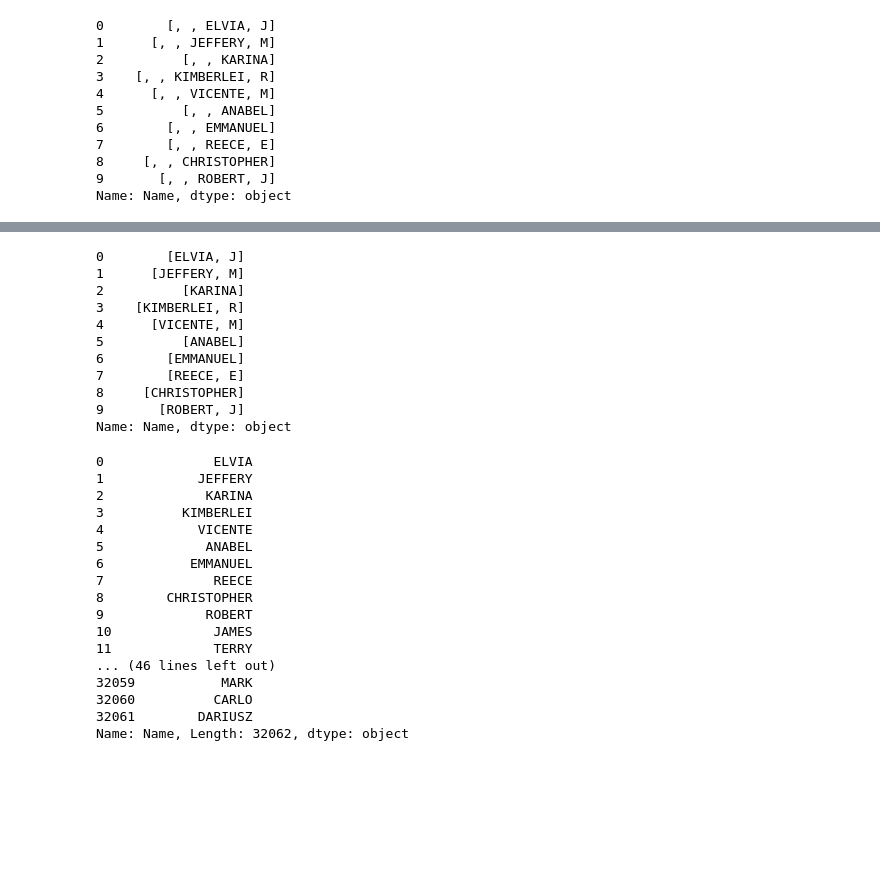
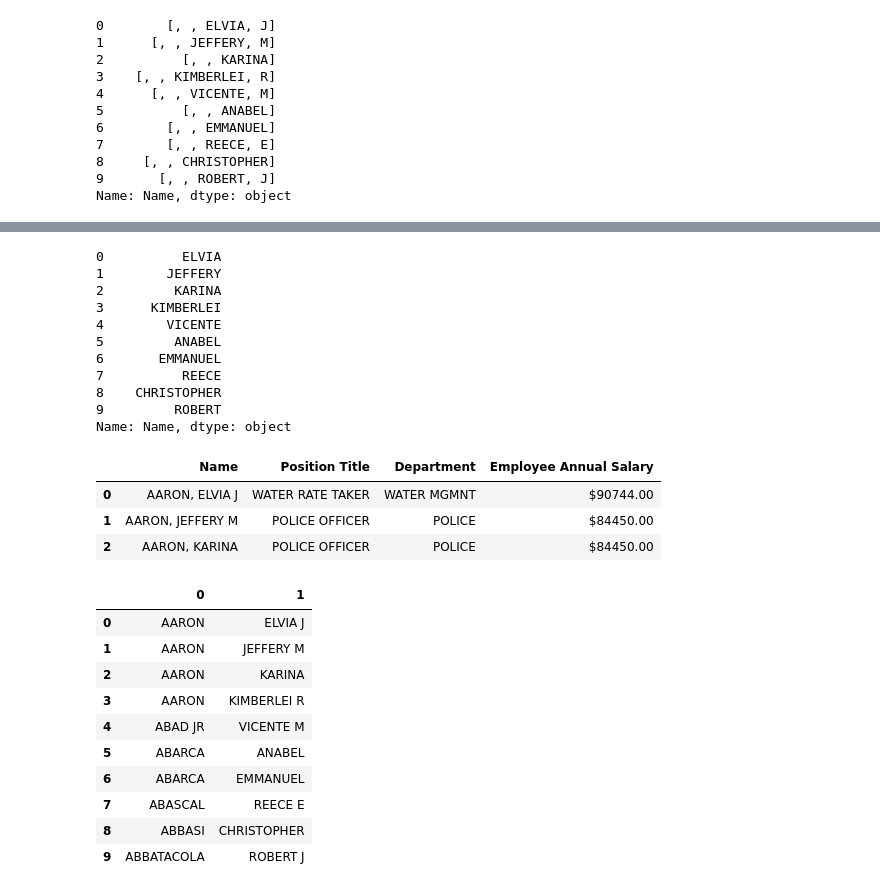
Before and after one commit to YoheiKo/DA_with_pandas_udemy, a Jupyter notebook: TextData.ipynb, the cells around one changed output, grey strips where cells are left out. Saved outputs shown, nothing was run; the diff lists cells and outputs as text; code cells hidden in the pictures; blank space fills up the shorter version.

```diff
--- a/TextData.ipynb
+++ b/TextData.ipynb
@@ -545,34 +559,38 @@ Name: Name, dtype: object
 # %%
-chicago["Name"].str.split(",").str.get(1).str.strip().str.split(" ").head(10)
+chicago["Name"].str.split(",").str.get(1).str.strip().str.split(" ").str.get(0).head(10)
 # %% [output]
-0        [ELVIA, J]
-1      [JEFFERY, M]
-2          [KARINA]
-3    [KIMBERLEI, R]
-4      [VICENTE, M]
-5          [ANABEL]
-6        [EMMANUEL]
-7        [REECE, E]
-8     [CHRISTOPHER]
-9       [ROBERT, J]
+0          ELVIA
+1        JEFFERY
+2         KARINA
+3      KIMBERLEI
+4        VICENTE
+5         ANABEL
+6       EMMANUEL
+7          REECE
+8    CHRISTOPHER
+9         ROBERT
 Name: Name, dtype: object
-# %%
-chicago["Name"].str.split(",").str.get(1).str.strip().str.split(" ").str.get(0)
-# %% [output]
-0              ELVIA
-1            JEFFERY
-2             KARINA
-3          KIMBERLEI
-4            VICENTE
-5             ANABEL
-6           EMMANUEL
-7              REECE
-8        CHRISTOPHER
-9             ROBERT
-10             JAMES
-11             TERRY
-... (46 lines left out)
-32059           MARK
-32060          CARLO
-32061        DARIUSZ
-Name: Name, Length: 32062, dtype: object
+# %%
+import pandas as pd
+chicago = pd.read_csv("chicago.csv").dropna(how = "all")
+chicago["Department"] = chicago["Department"].astype("category")
+chicago.head(3)
+# %% [output]
+|  | Name | Position Title | Department | Employee Annual Salary |
+| 0 | AARON, ELVIA J | WATER RATE TAKER | WATER MGMNT | $90744.00 |
+| 1 | AARON, JEFFERY M | POLICE OFFICER | POLICE | $84450.00 |
+| 2 | AARON, KARINA | POLICE OFFICER | POLICE | $84450.00 |
+# %%
+chicago["Name"].str.split(",",  expand = True).head(10) # "expand = True" returns a DataFrame rather than a python list
+# %% [output]
+|  | 0 | 1 |
+| 0 | AARON | ELVIA J |
+| 1 | AARON | JEFFERY M |
+| 2 | AARON | KARINA |
+| 3 | AARON | KIMBERLEI R |
+| 4 | ABAD JR | VICENTE M |
+| 5 | ABARCA | ANABEL |
+| 6 | ABARCA | EMMANUEL |
+| 7 | ABASCAL | REECE E |
+| 8 | ABBASI | CHRISTOPHER |
+| 9 | ABBATACOLA | ROBERT J |
```
Also changed, not shown: parts of 5 cells of this notebook.
